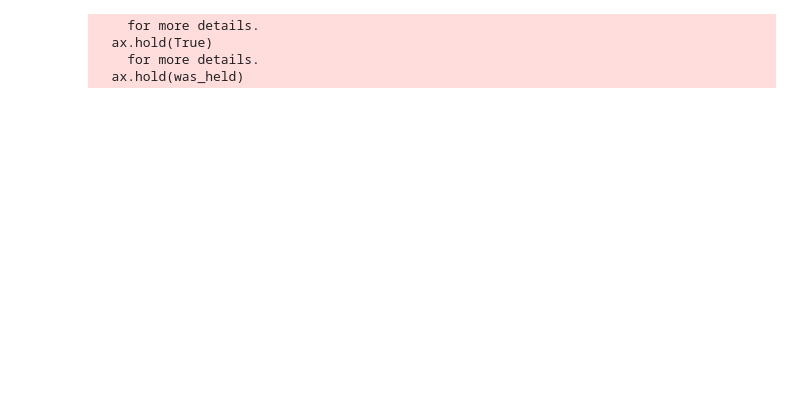
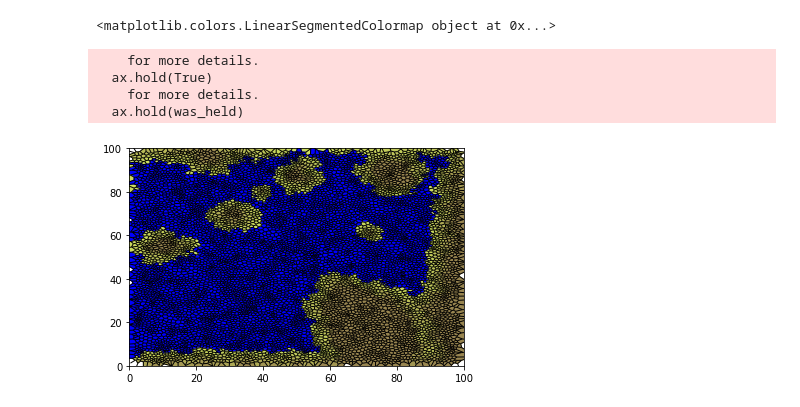
Before and after one commit to gavin-parker/procedural_generation, a Jupyter notebook: procedural generation.ipynb, the cells around one changed output. Cells and saved outputs as stored; diff of their text form; code cells hidden in the pictures; blank space fills up the shorter version.

```diff
--- a/procedural generation.ipynb
+++ b/procedural generation.ipynb
@@ -77,40 +78,55 @@ visited = set([])
 queue = []
 def create_mountain(vor, decrement, graph, sharpness):
     visited.clear()
+    queue.clear()
     start = random.choice(list(graph.keys()))
     graph[start].height = 1.0
     visited.add(graph[start])
     queue.append(graph[start])
     create_slope(vor, decrement, graph[start], sharpness)
 
 def create_slope(vor, decrement, node, sharpness):
     while len(queue) > 0:
         current = queue.pop(0)
-        if current.height > 0.01:
+        if current.height > 0.1:
             for neighbour in current.neighbours:
                 if neighbour not in visited:
-                    neighbour.height = current.height * decrement * sharpness
+                    mod = np.random.uniform(0.9, 1.1) * sharpness;
+                    neighbour.height += current.height * decrement * mod
+                    if neighbour.height > 1:
+                        neighbour.height = 1
                     visited.add(neighbour)
                     queue.append(neighbour)
 
 graph = create_graph(vor)
-for i in range(0,5):
-    create_mountain(vor, 0.8, graph, 0.99)
+for i in range(0,10):
+    create_mountain(vor, 0.74, graph, 0.9)
 
+def lerp(start, end, t):
+    return start + (end-start)*t
+def lerpVec3(start, end, t):
+    return [lerp(start[0], end[0],t), lerp(start[1], end[1], t), lerp(start[2], end[2], t)]
+green = [220/256,247/256,99/256]
+brown = [153/256,134/256,80/256]
+lerpVec3(green, brown, 0.5)
+print(colormap)
 voronoi_plot_2d(vor, show_points=False, show_vertices=False)
 plt.ylim((0,100))
 plt.xlim((0,100))
-white = ((255, 255, 255, 255))
 for key in graph.keys():
     node = graph[key]
     region = vor.regions[vor.point_region[node.idx]]
     if not -1 in region:
         polygon = [vor.vertices[i] for i in region]
-        col = ((node.height,node.height,node.height))
+        col = (tuple(lerpVec3(green, brown, node.height)))
+        if node.height < 0.2:
+            col = ((0,0,1))
         plt.fill(*zip(*polygon), color=col)
 plt.show()
 # %% [output]
-    for more details.
-  ax.hold(True)
-    for more details.
-  ax.hold(was_held)
+<matplotlib.colors.LinearSegmentedColormap object at 0x...>
+    for more details.
+  ax.hold(True)
+    for more details.
+  ax.hold(was_held)
+[figure, added]
```
Also changed, not shown: parts of 1 cell of this notebook, 2 other files.
